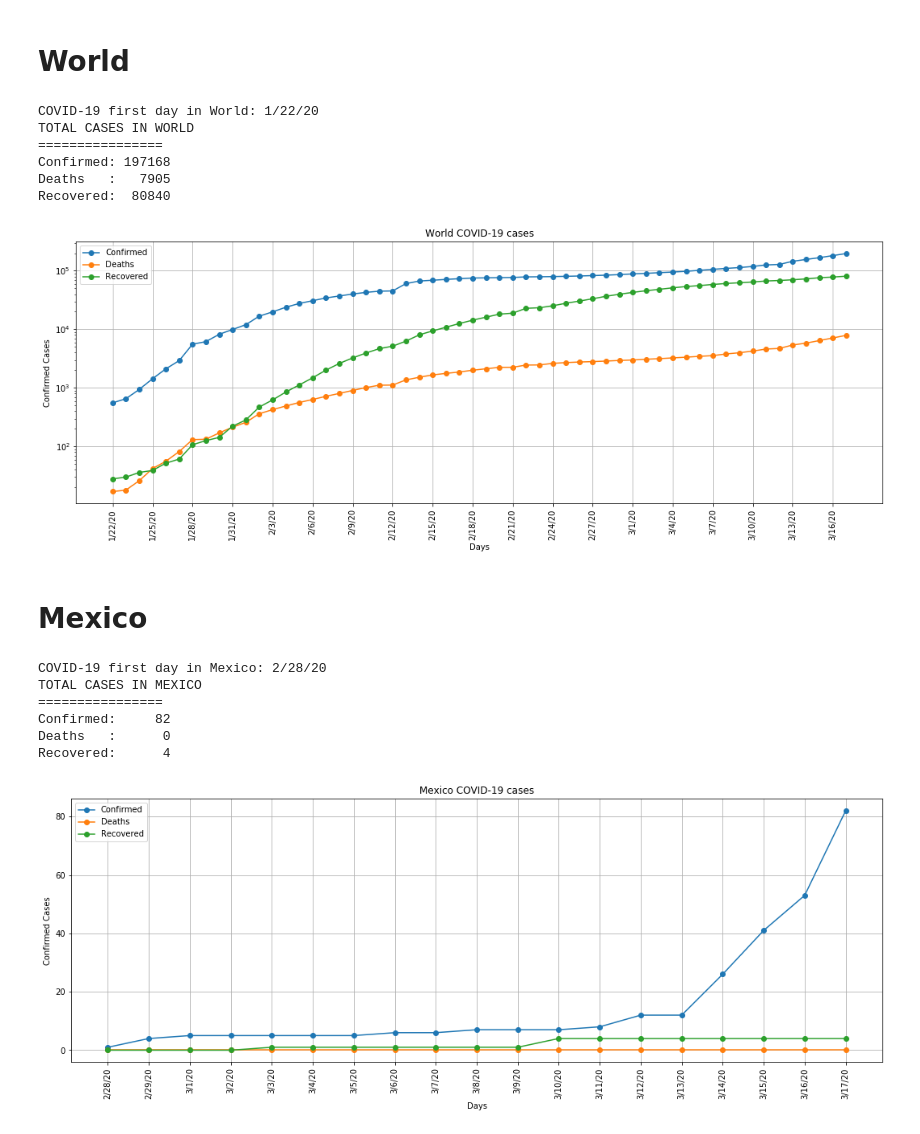
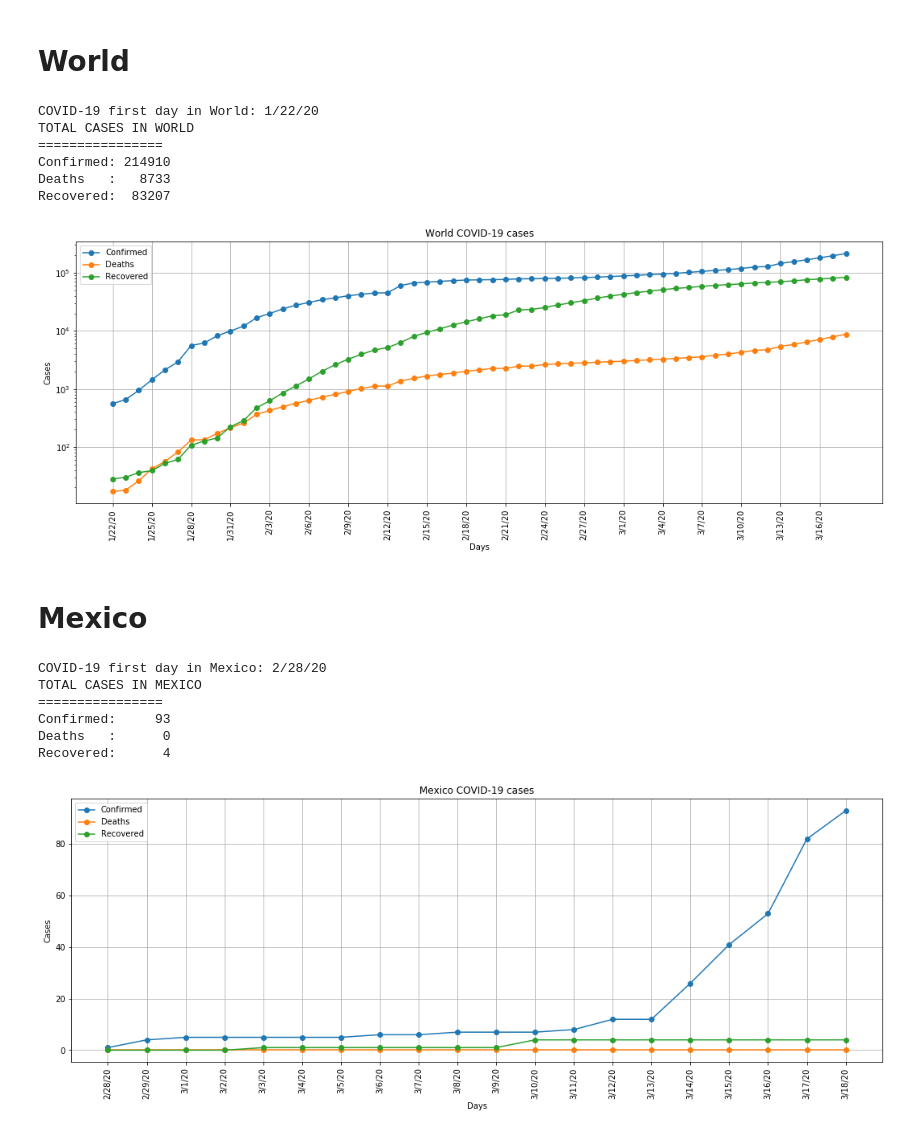
Before and after one commit to HiramHerrera/COVID-19, a Jupyter notebook: MXdata/covid_stats.ipynb, the cells around one changed output. Cells and saved outputs as stored; diff of their text form; code cells hidden in the pictures.

```diff
--- a/MXdata/covid_stats.ipynb
+++ b/MXdata/covid_stats.ipynb
@@ -6,7 +6,7 @@ import matplotlib.pyplot as plt
 # %% [output]
 Populating the interactive namespace from numpy and matplotlib
 # %%
-mainpath='csse_covid_19_data/csse_covid_19_time_series/'
+mainpath='../csse_covid_19_data/csse_covid_19_time_series/'
 # %%
 def getCountryStats(country='World'):
     data=dict()
@@ -33,17 +33,17 @@ def getCountryStats(country='World'):
     for case in ['Confirmed','Deaths','Recovered']:
         plt.plot_date(data[case]['days'][start],data[case]['people'][start],'-o',label=case)
     plt.title('{} COVID-19 cases'.format(country))
-    plt.ylabel('Confirmed Cases')
+    plt.ylabel('Cases')
     plt.xlabel('Days')
     plt.legend()
 
     plt.grid()
-    if max(data['Confirmed']['people'])>1000:
+    if max(data['Confirmed']['people'])>15000:
         plt.yscale('log')
     if len(data[case]['days'][start])>30:
         plt.xticks(data[case]['days'][start][::3])
     plt.tick_params(axis='x',rotation=90)
-
+    plt.savefig('Plots/{}.png'.format(country.lower()))
     return data
 # %% [markdown]
 # World
@@ -53,19 +53,19 @@ stats=getCountryStats()
 COVID-19 first day in World: 1/22/20
 TOTAL CASES IN WORLD
 ================
-Confirmed: 197168
-Deaths   :   7905
-Recovered:  80840
+Confirmed: 214910
+Deaths   :   8733
+Recovered:  83207
-[figure, old version]
+[figure, new version]
 # %% [markdown]
 # Mexico
 # %%
-mexstats=getCountryStats('Mexico')
+mxStats=getCountryStats('Mexico')
 # %% [output]
 COVID-19 first day in Mexico: 2/28/20
 TOTAL CASES IN MEXICO
 ================
-Confirmed:     82
+Confirmed:     93
 Deaths   :      0
 Recovered:      4
-[figure, old version]
+[figure, new version]
```
Also changed, not shown: parts of 3 cells of this notebook, 6 other files.
